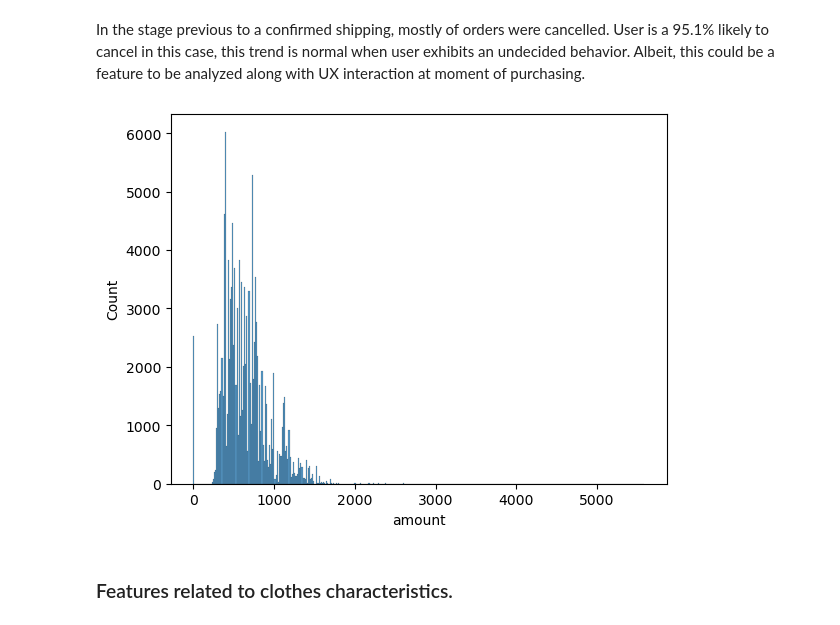
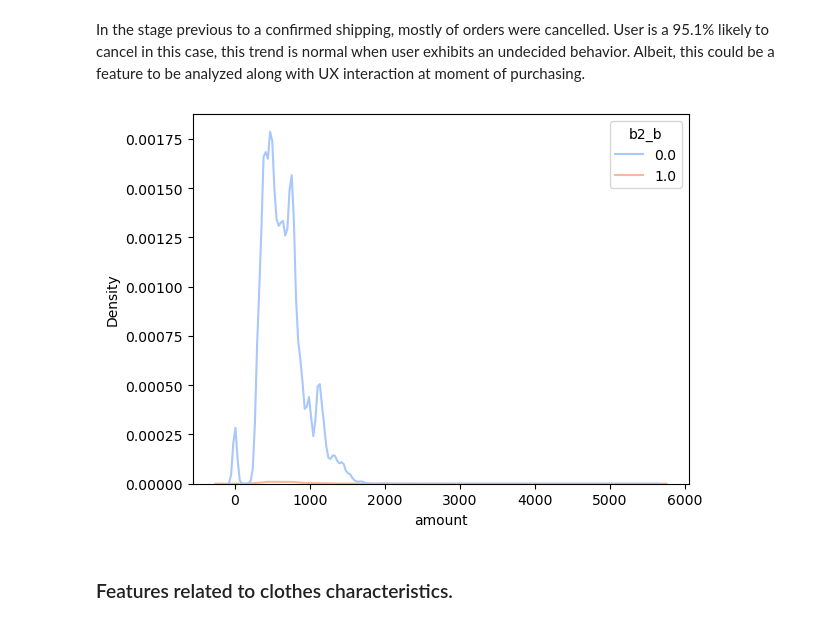
Before and after one commit to marlon-cooh/sklearn, a Jupyter notebook: projects/e-commerce.ipynb, the cells around one changed output. Saved outputs shown, nothing was run; the diff lists cells and outputs as text; code cells hidden in the pictures.

```diff
--- a/projects/e-commerce.ipynb
+++ b/projects/e-commerce.ipynb
@@ -281,7 +279,7 @@ data[data.ship_postal_code.isna()][["ship_city", "ship_postal_code"]]
 # %% [markdown]
 As we proved our hypothesis, it is possible to replace null values with an arbitary code of six zeros, **000000**:
 # %%
-data.ship_postal_code.fillna(value=0, inplace=True)
+data.ship_postal_code.fillna(value=000000, inplace=True)
 # %% [markdown]
 # Write about amount analysis!
 # %%
@@ -390,4 +383,4 @@ encoded_data = pd.DataFrame(
     columns=feature_names
     )
 
-encoded_data
+encoded_data.columns = encoder.feature_names_in_
@@ -407,0 +387,2 @@ encoded_data
+# %%
+data[encoder.feature_names_in_.tolist()] = encoded_data
@@ -408,3 +391,5 @@ encoded_data
+# %%
+data["date"] = pd.to_datetime(data.date)
 # %% [markdown]
 --------------------------------------------------------------------------
 # %% [markdown]
@@ -488,10 +473,10 @@ not_shipped = ps.sqldf(not_shipped_query, locals())
 # %% [markdown]
 In the stage previous to a confirmed shipping, mostly of orders were cancelled. User is a 95.1% likely to cancel in this case, this trend is normal when user exhibits an undecided behavior. Albeit, this could be a feature to be analyzed along with UX interaction at moment of purchasing.
 # %%
-sns.histplot(data=data, x="amount", multiple="dodge")
+sns.kdeplot(data=data, x="amount", hue="b2_b", palette="coolwarm")
 plt.show()
 # %% [output]
-[figure, old version]
+[figure, new version]
 # %% [markdown]
 ### Features related to clothes characteristics.
 # %%
```
Also changed, not shown: parts of 20 cells of this notebook, 1 other file.
